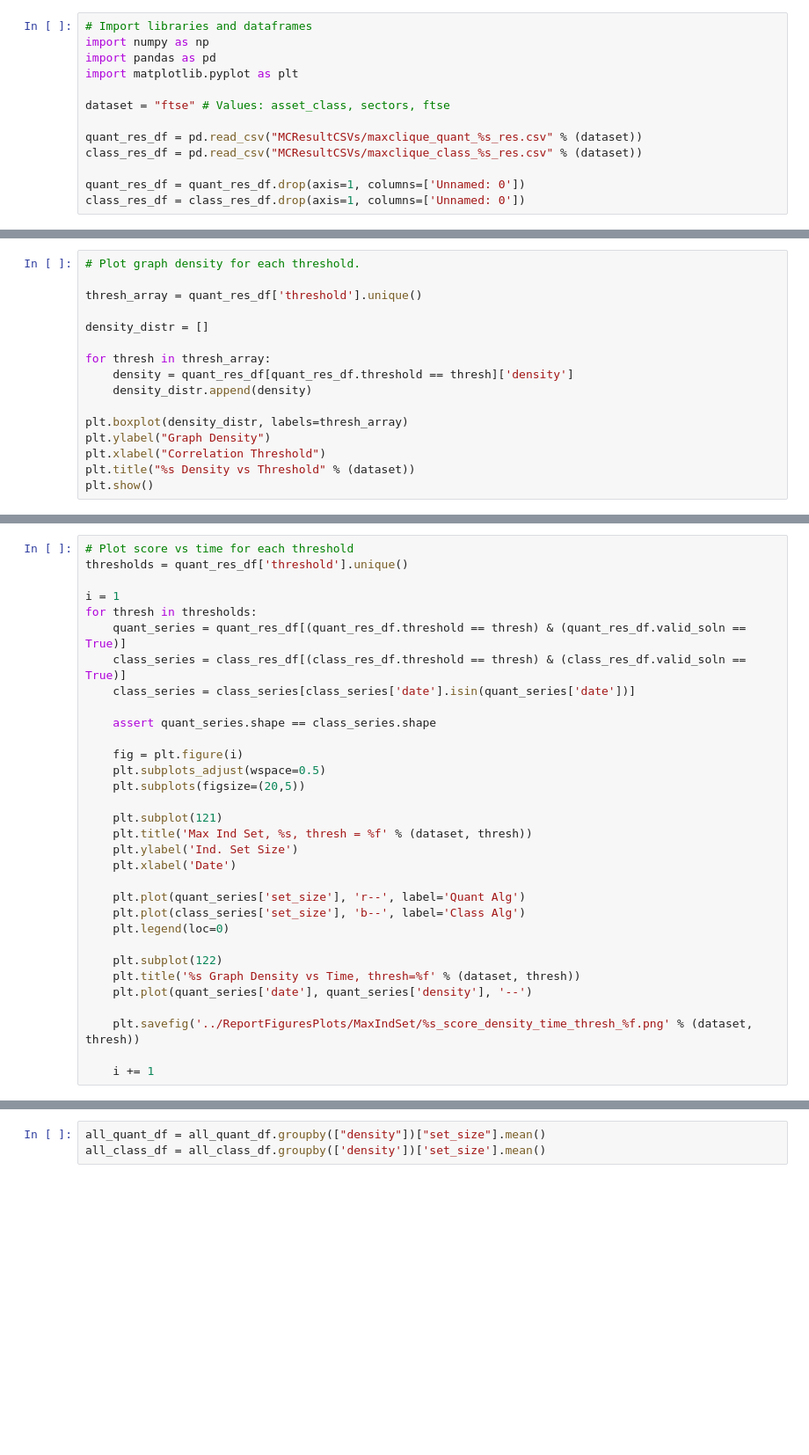
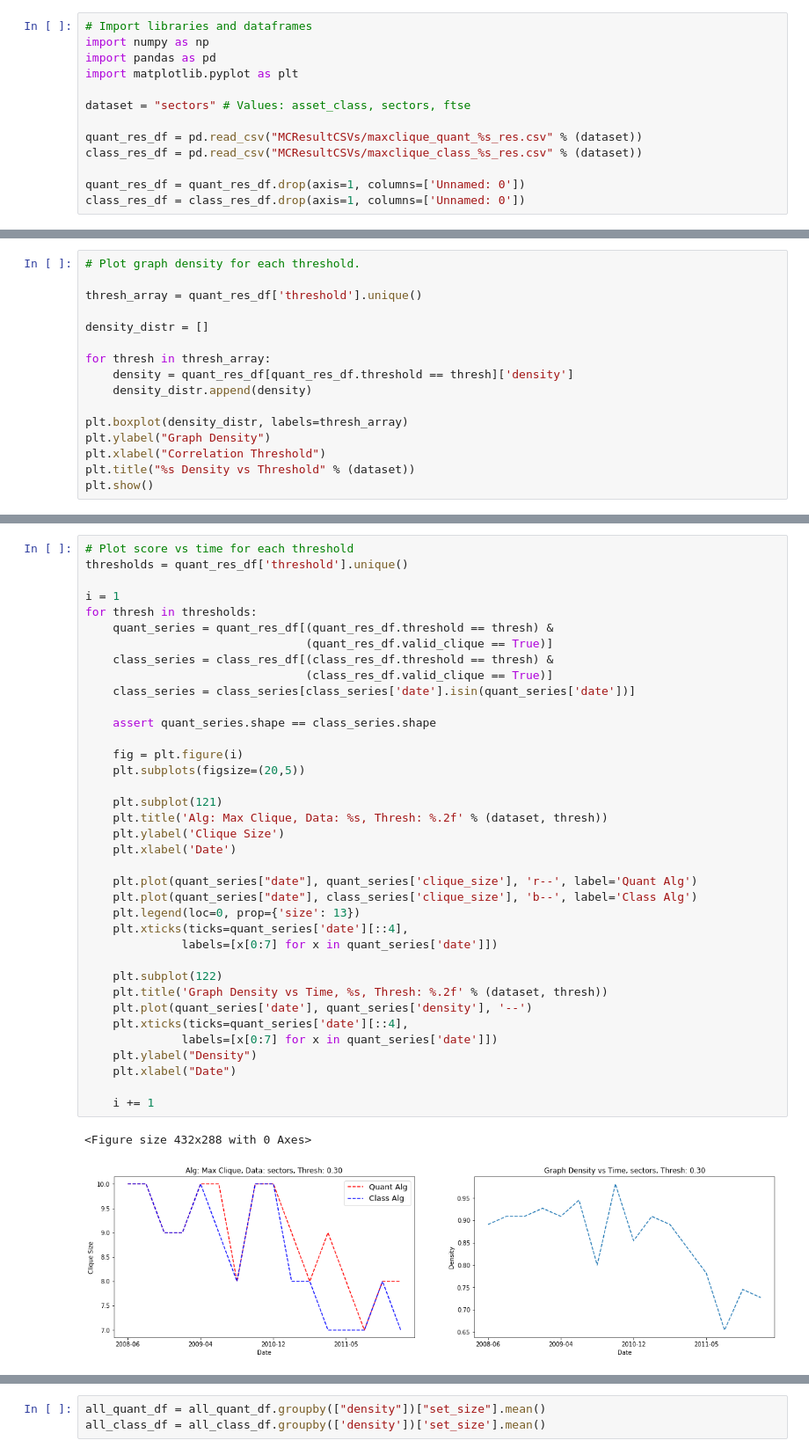
Before and after one commit to angadkalra/QuantumComputingProject, a Jupyter notebook: MaxClique&MaxIndSet/DataAnalysis.ipynb, the cells around one changed output, grey strips where cells are left out. Shown at 88% size. Drawn from its saved outputs; the diff is of its cells as text; blank space fills up the shorter version.

```diff
--- a/MaxClique&MaxIndSet/DataAnalysis.ipynb
+++ b/MaxClique&MaxIndSet/DataAnalysis.ipynb
@@ -8,7 +8,7 @@ import numpy as np
 import pandas as pd
 import matplotlib.pyplot as plt
 
-dataset = "ftse" # Values: asset_class, sectors, ftse
+dataset = "sectors" # Values: asset_class, sectors, ftse
 
 quant_res_df = pd.read_csv("MCResultCSVs/maxclique_quant_%s_res.csv" % (dataset))
 class_res_df = pd.read_csv("MCResultCSVs/maxclique_class_%s_res.csv" % (dataset))
@@ -38,32 +42,40 @@ plt.show()
 # %%
 # Plot score vs time for each threshold
 thresholds = quant_res_df['threshold'].unique()
 
 i = 1
 for thresh in thresholds:
-    quant_series = quant_res_df[(quant_res_df.threshold == thresh) & (quant_res_df.valid_soln == True)]
-    class_series = class_res_df[(class_res_df.threshold == thresh) & (class_res_df.valid_soln == True)]
+    quant_series = quant_res_df[(quant_res_df.threshold == thresh) &
+                                (quant_res_df.valid_clique == True)]
+    class_series = class_res_df[(class_res_df.threshold == thresh) &
+                                (class_res_df.valid_clique == True)]
     class_series = class_series[class_series['date'].isin(quant_series['date'])]
 
     assert quant_series.shape == class_series.shape
 
     fig = plt.figure(i)
-    plt.subplots_adjust(wspace=0.5)
     plt.subplots(figsize=(20,5))
 
     plt.subplot(121)
-    plt.title('Max Ind Set, %s, thresh = %f' % (dataset, thresh))
-    plt.ylabel('Ind. Set Size')
+    plt.title('Alg: Max Clique, Data: %s, Thresh: %.2f' % (dataset, thresh))
+    plt.ylabel('Clique Size')
     plt.xlabel('Date')
 
-    plt.plot(quant_series['set_size'], 'r--', label='Quant Alg')
-    plt.plot(class_series['set_size'], 'b--', label='Class Alg')
-    plt.legend(loc=0)
+    plt.plot(quant_series["date"], quant_series['clique_size'], 'r--', label='Quant Alg')
+    plt.plot(quant_series["date"], class_series['clique_size'], 'b--', label='Class Alg')
+    plt.legend(loc=0, prop={'size': 13})
+    plt.xticks(ticks=quant_series['date'][::4],
+              labels=[x[0:7] for x in quant_series['date']])
 
     plt.subplot(122)
-    plt.title('%s Graph Density vs Time, thresh=%f' % (dataset, thresh))
+    plt.title('Graph Density vs Time, %s, Thresh: %.2f' % (dataset, thresh))
     plt.plot(quant_series['date'], quant_series['density'], '--')
-
-    plt.savefig('../ReportFiguresPlots/MaxIndSet/%s_score_density_time_thresh_%f.png' % (dataset, thresh))
+    plt.xticks(ticks=quant_series['date'][::4],
+              labels=[x[0:7] for x in quant_series['date']])
+    plt.ylabel("Density")
+    plt.xlabel("Date")
 
     i += 1
+# %% [output]
+<Figure size 432x288 with 0 Axes>
+[figure, added]
```
Also changed, not shown: parts of 5 cells of this notebook, 24 other files.
